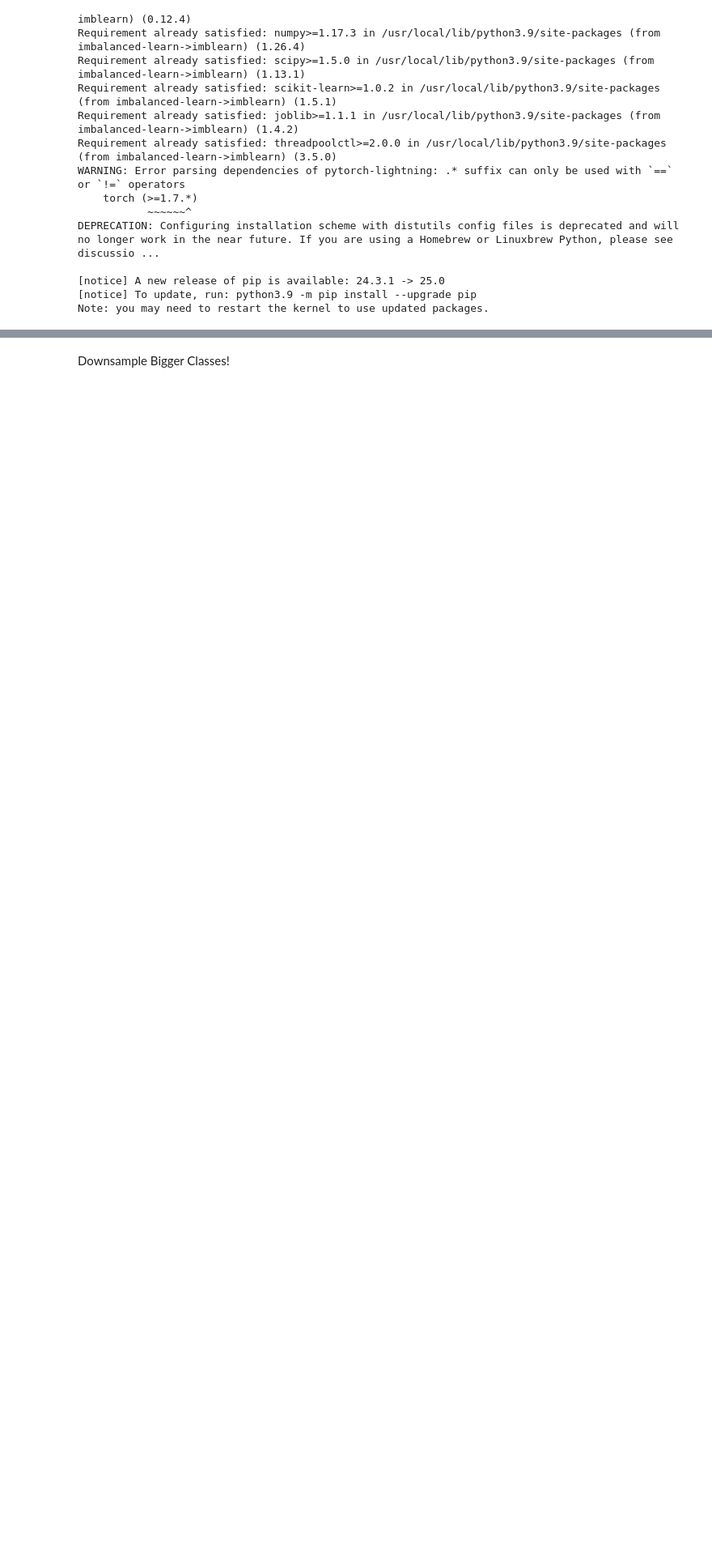
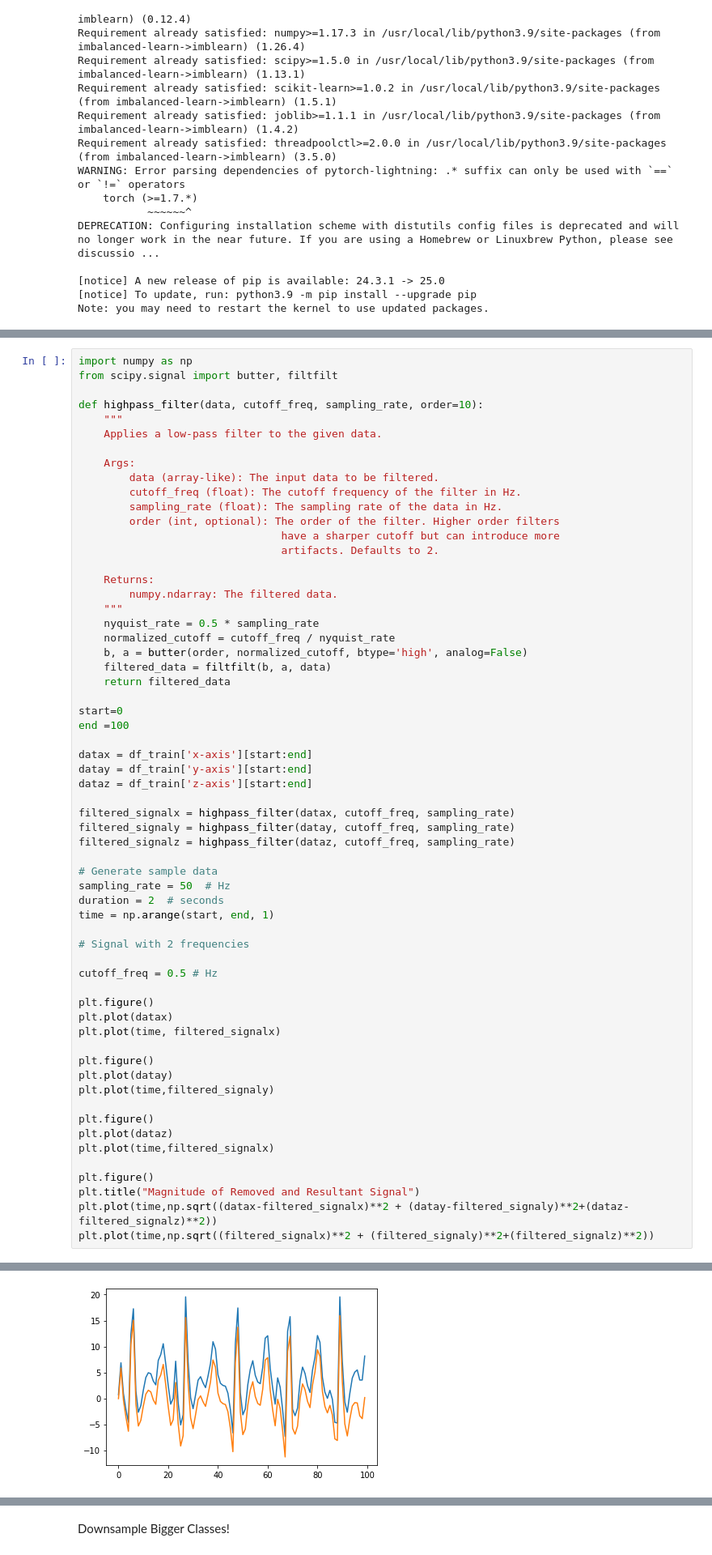
Before and after one commit to rbarkerclarke/ClassifyingWISDM6, a Jupyter notebook: WISDM6_DataClassification.ipynb, the cells around one changed output, grey strips where cells are left out. Shown: that part at 81% size. Drawn from its saved outputs; the diff is of its cells as text; blank space fills up the shorter version.

```diff
--- a/WISDM6_DataClassification.ipynb
+++ b/WISDM6_DataClassification.ipynb
@@ -72,0 +75,62 @@ df_test = df[df['user']>27]
+# %%
+import numpy as np
+from scipy.signal import butter, filtfilt
+
+def highpass_filter(data, cutoff_freq, sampling_rate, order=10):
+    """
+    Applies a low-pass filter to the given data.
+
+    Args:
+        data (array-like): The input data to be filtered.
+        cutoff_freq (float): The cutoff frequency of the filter in Hz.
+        sampling_rate (float): The sampling rate of the data in Hz.
+        order (int, optional): The order of the filter. Higher order filters
+                                have a sharper cutoff but can introduce more
+                                artifacts. Defaults to 2.
+
+    Returns:
+        numpy.ndarray: The filtered data.
+    """
+    nyquist_rate = 0.5 * sampling_rate
+    normalized_cutoff = cutoff_freq / nyquist_rate
+    b, a = butter(order, normalized_cutoff, btype='high', analog=False)
+    filtered_data = filtfilt(b, a, data)
+    return filtered_data
+
+start=0
+end =100
+
+datax = df_train['x-axis'][start:end]
+datay = df_train['y-axis'][start:end]
+dataz = df_train['z-axis'][start:end]
+
+filtered_signalx = highpass_filter(datax, cutoff_freq, sampling_rate)
+filtered_signaly = highpass_filter(datay, cutoff_freq, sampling_rate)
+filtered_signalz = highpass_filter(dataz, cutoff_freq, sampling_rate)
+
+# Generate sample data
+sampling_rate = 50  # Hz
+duration = 2  # seconds
+time = np.arange(start, end, 1)
+
+# Signal with 2 frequencies
+
+cutoff_freq = 0.5 # Hz
+
+plt.figure()
+plt.plot(datax)
+plt.plot(time, filtered_signalx)
+
+plt.figure()
+plt.plot(datay)
+plt.plot(time,filtered_signaly)
+
+plt.figure()
+plt.plot(dataz)
+plt.plot(time,filtered_signalx)
+
+plt.figure()
+plt.title("Magnitude of Removed and Resultant Signal")
+plt.plot(time,np.sqrt((datax-filtered_signalx)**2 + (datay-filtered_signaly)**2+(dataz-filtered_signalz)**2))
+plt.plot(time,np.sqrt((filtered_signalx)**2 + (filtered_signaly)**2+(filtered_signalz)**2))
+# %% [output]
@@ -72,0 +138 @@ df_test = df[df['user']>27]
+[figure, added]
```
Also changed, not shown: parts of 81 cells of this notebook.
